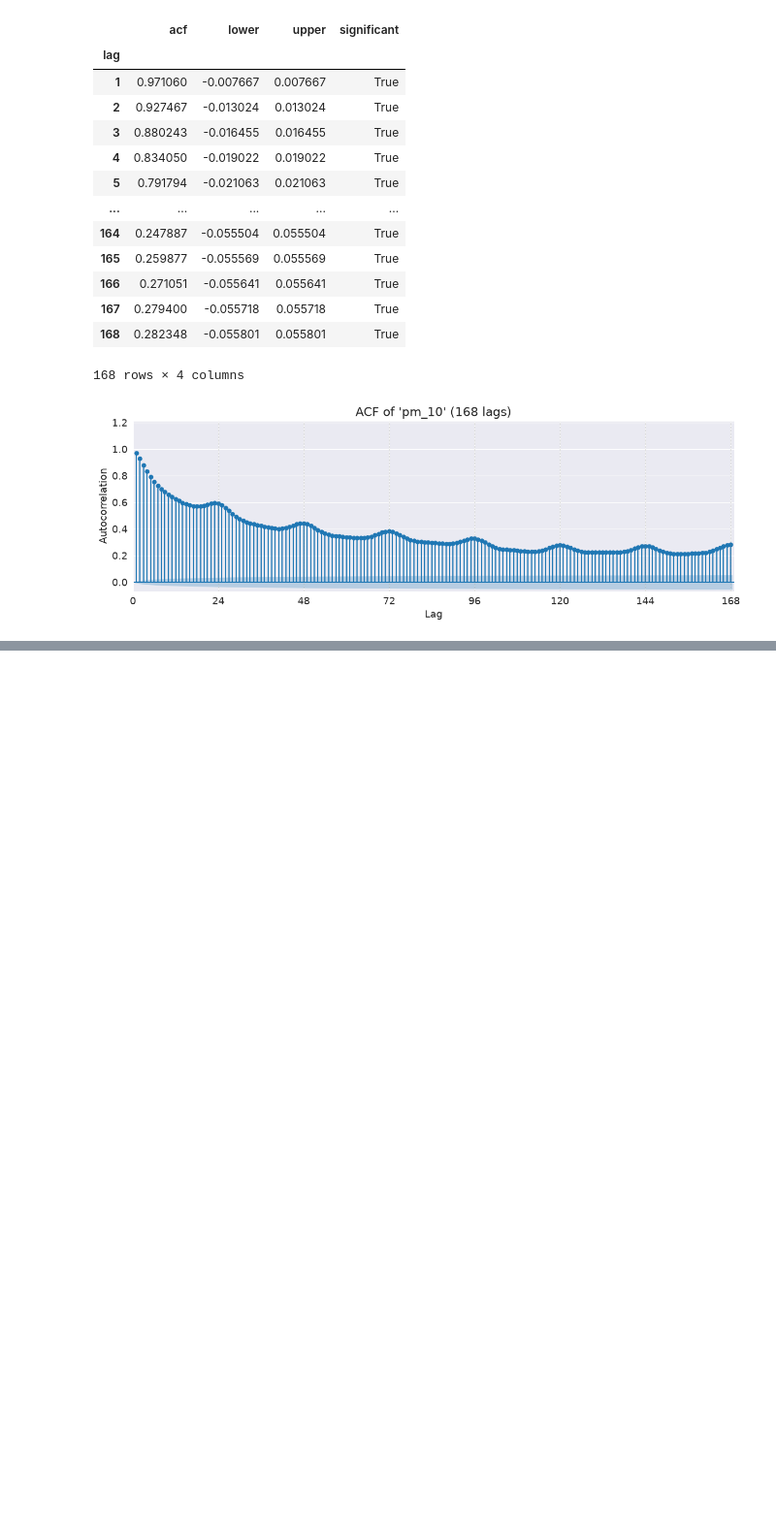
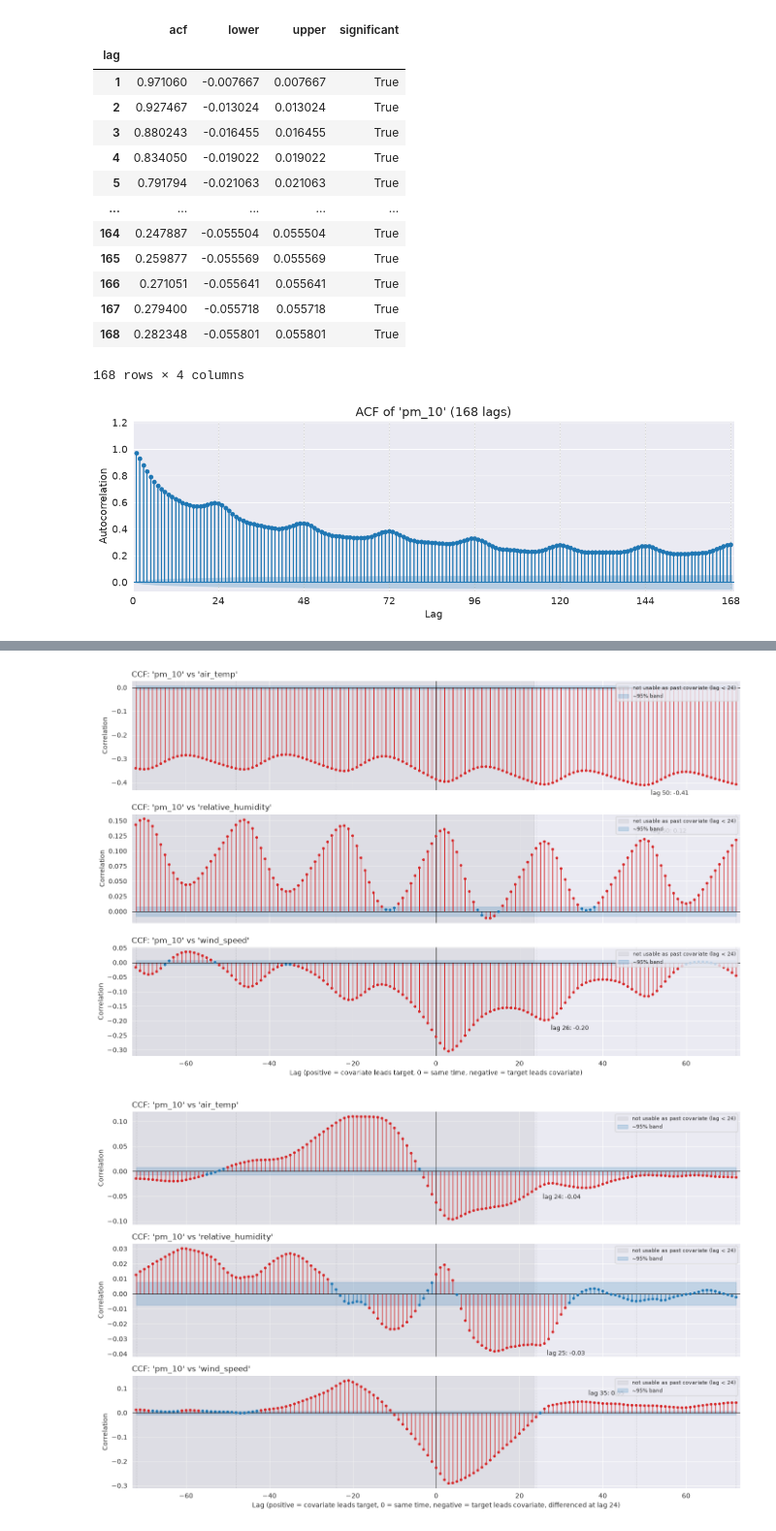
Before and after one commit to Pabito22/AirPolutionForecasting, a Jupyter notebook: notebooks/4-PW-correlation.ipynb, the cells around one changed output, grey strips where cells are left out. Shown at 97% size. Drawn from its saved outputs; the diff is of its cells as text; code cells hidden in the pictures; blank space fills up the shorter version.

```diff
--- a/notebooks/4-PW-correlation.ipynb
+++ b/notebooks/4-PW-correlation.ipynb
@@ -91,0 +132,12 @@ pyplot.show()
+# %%
+# Raw vs differenced, 24h forecast horizon
+checker.plot_ccf(
+    ["air_temp", "relative_humidity", "wind_speed"], max_lag=72, horizon=24
+)
+checker.plot_ccf(
+    ["air_temp", "relative_humidity", "wind_speed"], max_lag=72, horizon=24, diff_lag=24
+)
+pyplot.show()
+# %% [output]
+[figure, added]
+[figure, added]
```
Also changed, not shown: parts of 5 cells of this notebook, 1 other file.
